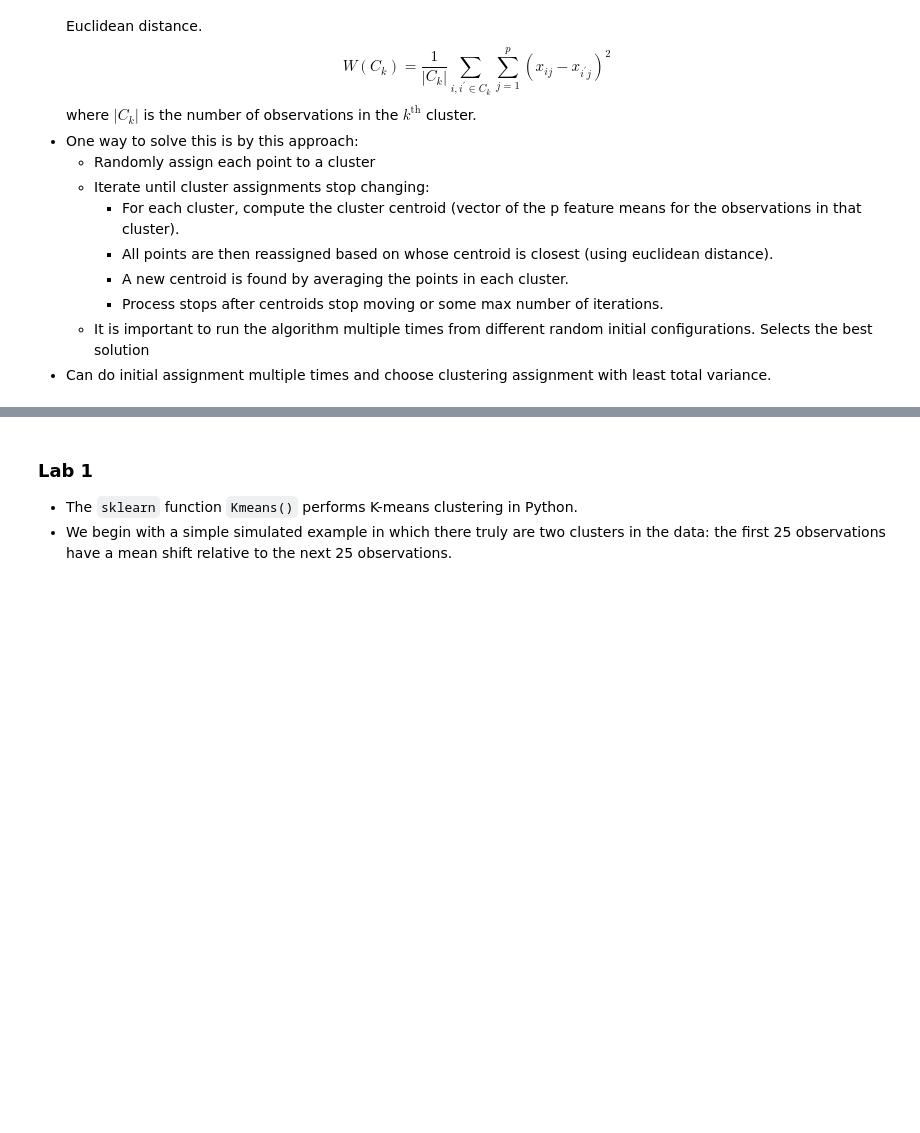
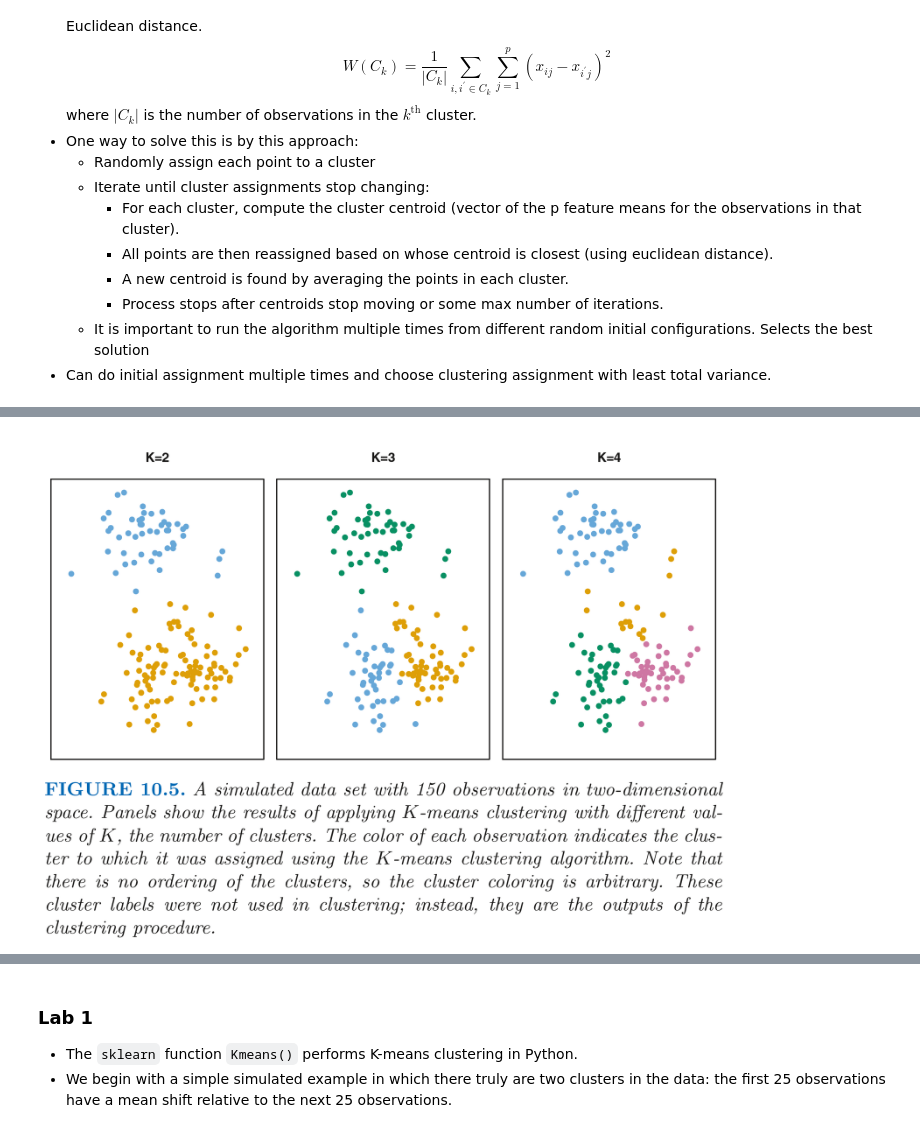
Before and after one commit to muzaffarizamuddin/machine-learning-course, a Jupyter notebook: week11.ipynb, the cells around one changed output, grey strips where cells are left out. Drawn from its saved outputs; the diff is of its cells as text; code cells hidden in the pictures; blank space fills up the shorter version.

```diff
--- a/week11.ipynb
+++ b/week11.ipynb
@@ -34,4 +60,6 @@ where $|C_k|$ is the number of observations in the $k^\textrm{th}$ cluster.
 # %%
 from IPython.display import Image
-Image('images/pw101.png', width =700)
+Image('images2/pw101.png', width =700)
+# %% [output]
+[figure, added]
 # %%
```
Also changed, not shown: parts of 9 cells of this notebook, 1 other file.
